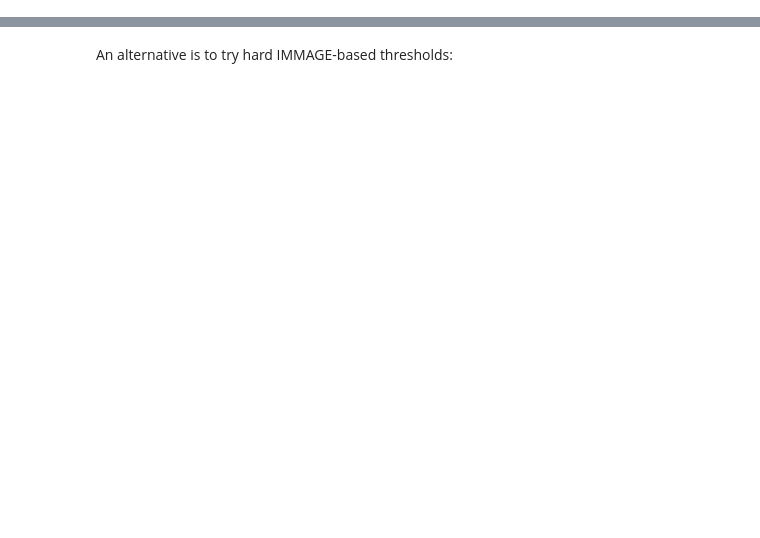
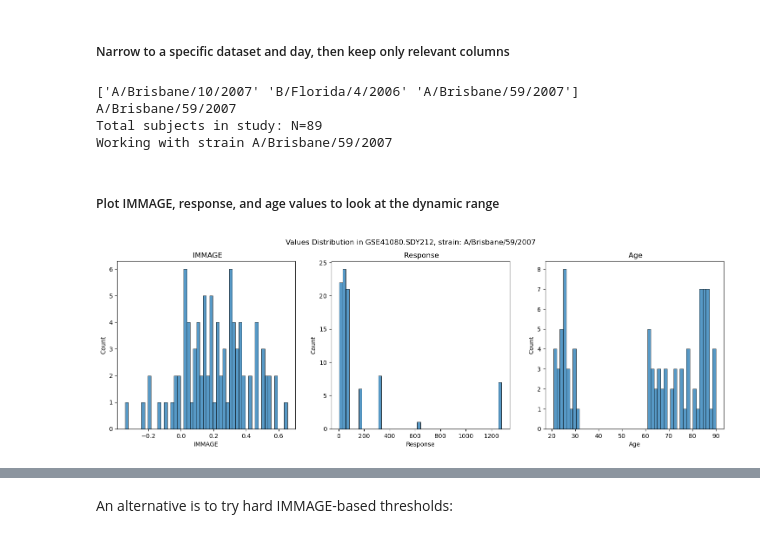
Before and after one commit to JonatanSahar/lab-vaccines, a Jupyter notebook: code/vaccines-2.ipynb, the cells around one changed output, grey strips where cells are left out. Cells and saved outputs as stored; diff of their text form; code cells hidden in the pictures; blank space fills up the shorter version.

```diff
--- a/code/vaccines-2.ipynb
+++ b/code/vaccines-2.ipynb
@@ -353,0 +81,31 @@ optimal threshold:  0.28 (IMMAGE value)
+# %% [markdown]
+##### Narrow to a specific dataset and day, then keep only relevant columns
+# %%
+# Narrow to a specific dataset and day, then keep only relevant columns
+dataset_name = dataset_names[0]
+name_mask = datasets[dataset_col] == dataset_name
+day_mask = datasets[day_col] == dataset_day_dict[dataset_name]
+
+data = datasets.loc[(name_mask) & (day_mask)].reset_index()
+
+# Somtimes there are multiple strains - so multiple rows per day
+strains = data[strain_col].unique()
+print(strains)
+if len(strains) > 1:
+   strain_index = 2
+   print(strains[strain_index])
+   data = data.loc[data[strain_col] == strains[strain_index]].reset_index()
+
+strains = data[strain_col].unique()
+assert(len(strains) == 1)
+strain = strains[0]
+# Take relevant columns only
+data = data[[immage_col, response_col, age_col]]
+
+print(f"Total subjects in study: N={data.shape[0]}")
+print(f"Working with strain {strain}")
+# %% [output]
+['A/Brisbane/10/2007' 'B/Florida/4/2006' 'A/Brisbane/59/2007']
+A/Brisbane/59/2007
+Total subjects in study: N=89
+Working with strain A/Brisbane/59/2007
@@ -353,0 +135,21 @@ optimal threshold:  0.28 (IMMAGE value)
+# %% [markdown]
+##### Plot IMMAGE, response, and age values to look at the dynamic range
+# %%
+# Plot IMMAGE, response, and age values to look at the dynamic range
+fig, axs = plt.subplots(1, 3, figsize=(18, 5))  # Adjust figsize as needed
+pd.concat
+sns.histplot(data=data, x=immage_col, bins=50, ax=axs[0])
+axs[0].set_title(f' {immage_col}')
+axs[0].set_label(f' {immage_col}')
+
+sns.histplot(data=data, x=response_col, bins=50, ax=axs[1])
+axs[1].set_title(f' {response_col}')
+
+sns.histplot(data=data, x=age_col, bins=50, ax=axs[2])
+axs[2].set_title(f' {age_col}')
+
+fig.suptitle(f'Values Distribution in {dataset_name}, strain: {strain}')
+
+plt.show()
+# %% [output]
+[figure, added]
```
Also changed, not shown: parts of 55 cells of this notebook, 4 other files.
